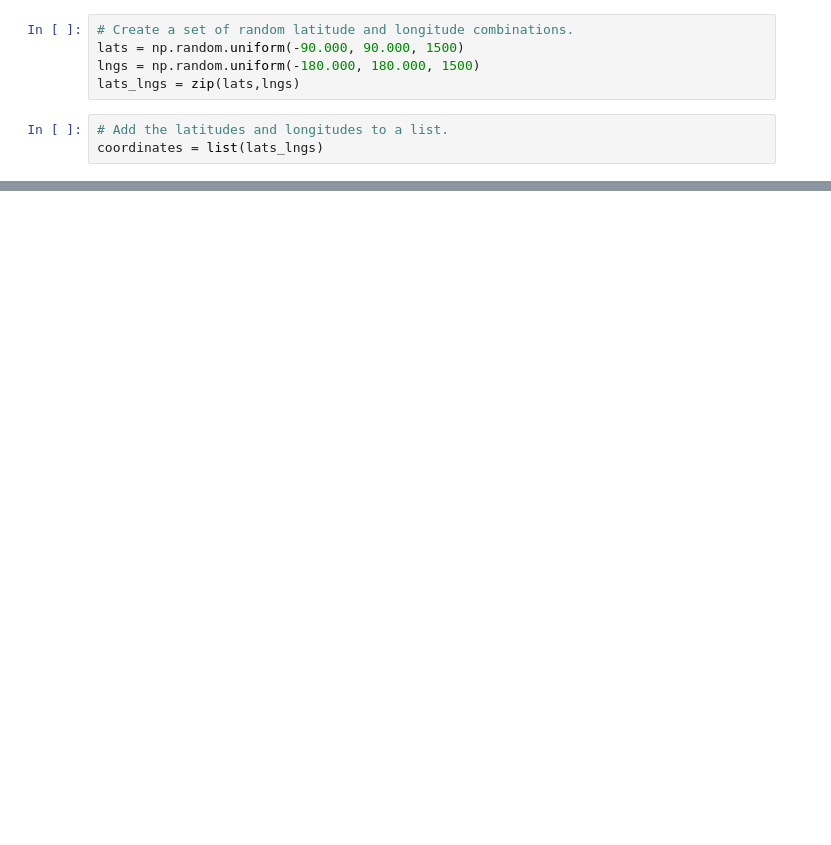
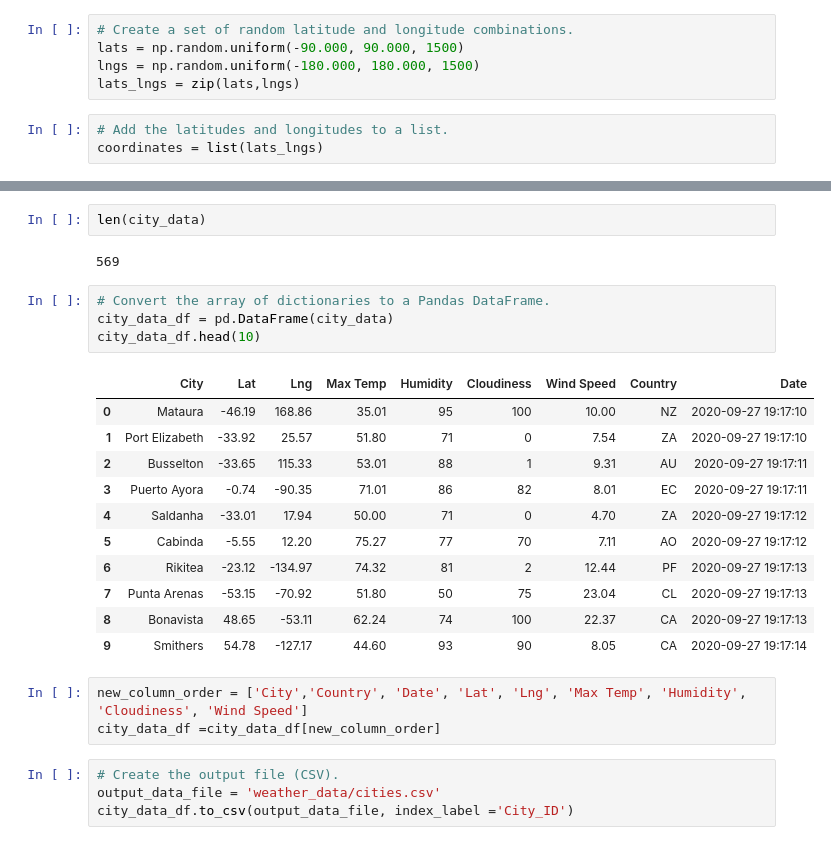
Before and after one commit to nitishsingh158/World_Weather_Analysis, a Jupyter notebook: WeatherPy.ipynb, the cells around one changed output, grey strips where cells are left out. Cells and saved outputs as stored; diff of their text form; blank space fills up the shorter version.

```diff
--- a/WeatherPy.ipynb
+++ b/WeatherPy.ipynb
@@ -48,0 +106,27 @@ cities
+# %%
+len(city_data)
+# %% [output]
+569
+# %%
+# Convert the array of dictionaries to a Pandas DataFrame.
+city_data_df = pd.DataFrame(city_data)
+city_data_df.head(10)
+# %% [output]
+|  | City | Lat | Lng | Max Temp | Humidity | Cloudiness | Wind Speed | Country | Date |
+| 0 | Mataura | -46.19 | 168.86 | 35.01 | 95 | 100 | 10.00 | NZ | 2020-09-27 19:17:10 |
+| 1 | Port Elizabeth | -33.92 | 25.57 | 51.80 | 71 | 0 | 7.54 | ZA | 2020-09-27 19:17:10 |
+| 2 | Busselton | -33.65 | 115.33 | 53.01 | 88 | 1 | 9.31 | AU | 2020-09-27 19:17:11 |
+| 3 | Puerto Ayora | -0.74 | -90.35 | 71.01 | 86 | 82 | 8.01 | EC | 2020-09-27 19:17:11 |
+| 4 | Saldanha | -33.01 | 17.94 | 50.00 | 71 | 0 | 4.70 | ZA | 2020-09-27 19:17:12 |
+| 5 | Cabinda | -5.55 | 12.20 | 75.27 | 77 | 70 | 7.11 | AO | 2020-09-27 19:17:12 |
+| 6 | Rikitea | -23.12 | -134.97 | 74.32 | 81 | 2 | 12.44 | PF | 2020-09-27 19:17:13 |
+| 7 | Punta Arenas | -53.15 | -70.92 | 51.80 | 50 | 75 | 23.04 | CL | 2020-09-27 19:17:13 |
+| 8 | Bonavista | 48.65 | -53.11 | 62.24 | 74 | 100 | 22.37 | CA | 2020-09-27 19:17:13 |
+| 9 | Smithers | 54.78 | -127.17 | 44.60 | 93 | 90 | 8.05 | CA | 2020-09-27 19:17:14 |
+# %%
+new_column_order = ['City','Country', 'Date', 'Lat', 'Lng', 'Max Temp', 'Humidity', 'Cloudiness', 'Wind Speed']
+city_data_df =city_data_df[new_column_order]
+# %%
+# Create the output file (CSV).
+output_data_file = 'weather_data/cities.csv'
+city_data_df.to_csv(output_data_file, index_label ='City_ID')
```
Also changed, not shown: parts of 4 cells of this notebook, 3 other files.
